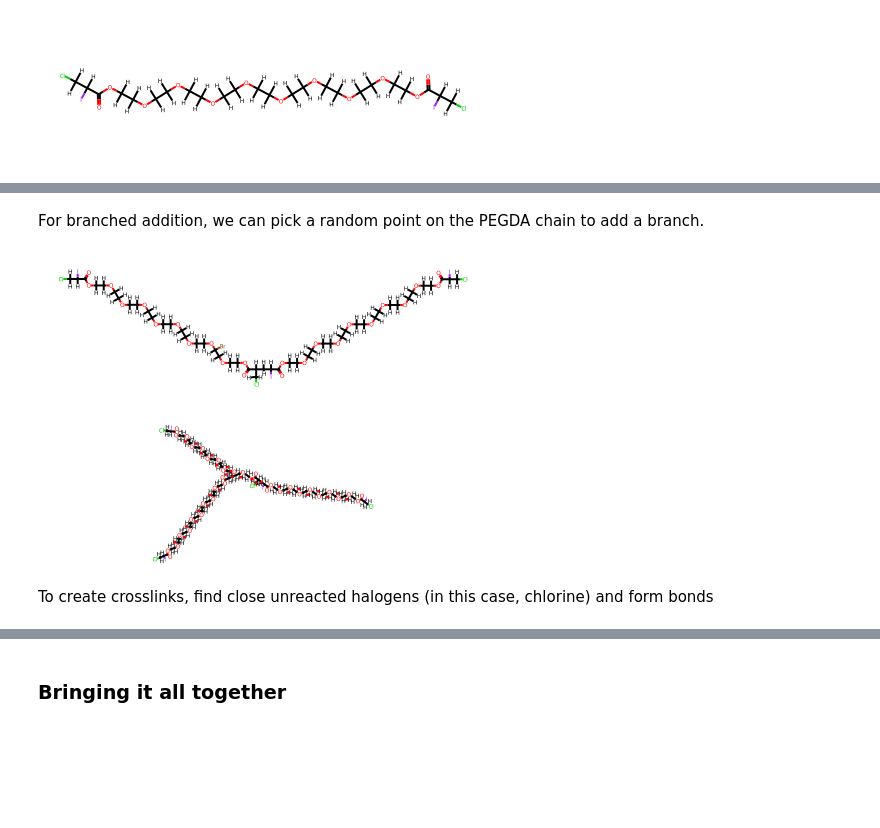
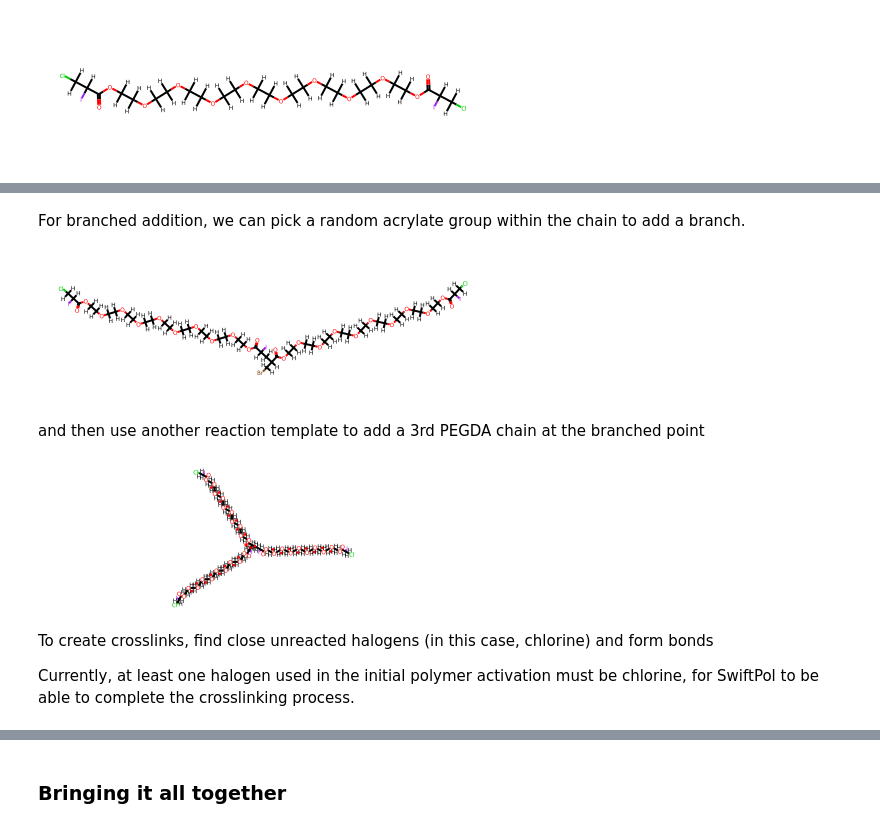
Before and after one commit to matta-research-group/SwiftPol, a Jupyter notebook: Example_Notebooks/Crosslinking_demo.ipynb, the cells around one changed output, grey strips where cells are left out. Drawn from its saved outputs; the diff is of its cells as text; code cells hidden in the pictures; blank space fills up the shorter version.

```diff
--- a/Example_Notebooks/Crosslinking_demo.ipynb
+++ b/Example_Notebooks/Crosslinking_demo.ipynb
@@ -45,7 +51,7 @@ Chem.AddHs(starting_polymer)
 # %%
 # Linear addition
-reaction_templates = {'linear' : ['[C:1][I:2].[C:3][Cl:4]>>[C:1][C:3].[I:2].[Cl:4]'],
-                     'branched' : ['[C:1][Br:2].[C:3][Cl:4]>>[C:1][C:3].[Br:2].[Cl:4]']}
+reaction_templates = {'linear' : ['[C:1][I:2].[C:3][Cl:4]>>[C:1][C:3].[I:2].[Cl:4]']}
 linear_addition = AllChem.ReactionFromSmarts(reaction_templates['linear'][0])
-
+# React 2 PEGDA chains together using the reaction template we have written for linear addition
 linear_polymer = linear_addition.RunReactants([starting_polymer, starting_polymer])[0][0]
+linear_polymer
@@ -52,24 +60,29 @@ linear_polymer = linear_addition.RunReactants([starting_polymer, starting_polyme
 # %% [markdown]
-For branched addition, we can pick a random point on the PEGDA chain to add a branch.
+For branched addition, we can pick a random acrylate group within the chain to add a branch.
 # %%
 # Branched addition
-activation_reaction=AllChem.ReactionFromSmarts('[C:1]-[C:2](-[H:5])-[O:4].[Br:3]>>[C:1]-[C:2](-[Br:3])-[O:4].[H:5]')
+activation_reaction=AllChem.ReactionFromSmarts('[O:1][C:2][C:3](-[C:4][Cl:5])[C:6][C:7][C:8].[Br:9]>>[O:1][C:2][C:3](-[C:4][Br:9])[C:6][C:7][C:8].[Cl:5]')
 activatorBr = Chem.MolFromSmiles('Br')
-activated_for_branching = activation_reaction.RunReactants([linear_polymer, activatorBr])[5][0]
+activated_for_branching = activation_reaction.RunReactants([linear_polymer, activatorBr])[0][0]
 
 Chem.SanitizeMol(activated_for_branching)
 activated_for_branching
 # %% [output]
-[figure, old version]
+[figure, new version]
+# %% [markdown]
+and then use another reaction template to add a 3rd PEGDA chain at the branched point
 # %%
+reaction_templates = {'branched' : ['[C:1][Br:2].[C:3][Cl:4]>>[C:1][C:3].[Br:2].[Cl:4]']}
 branched_addition = AllChem.ReactionFromSmarts(reaction_templates['branched'][0])
 branched_polymer = branched_addition.RunReactants([activated_for_branching, starting_polymer])[0][0]
 Chem.SanitizeMol(branched_polymer)
 branched_polymer
 # %% [output]
-[figure, old version]
+[figure, new version]
 # %% [markdown]
 To create crosslinks, find close unreacted halogens (in this case, chlorine) and form bonds
+
+Currently, at least one halogen used in the initial polymer activation must be chlorine, for SwiftPol to be able to complete the crosslinking process.
 # %%
 network = crosslink.crosslink_polymer(branched_polymer, percentage_to_crosslink=100)
 clean_network = crosslink.replace_halogens_with_hydrogens(network)
```
Also changed, not shown: parts of 12 cells of this notebook.
